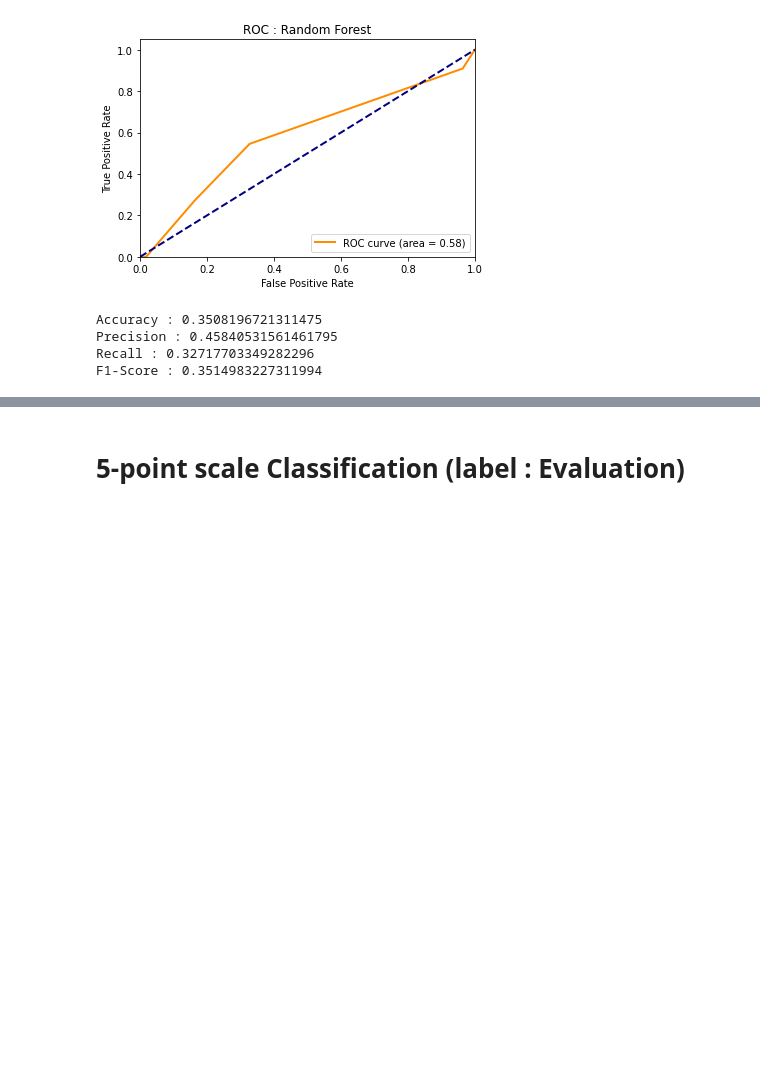
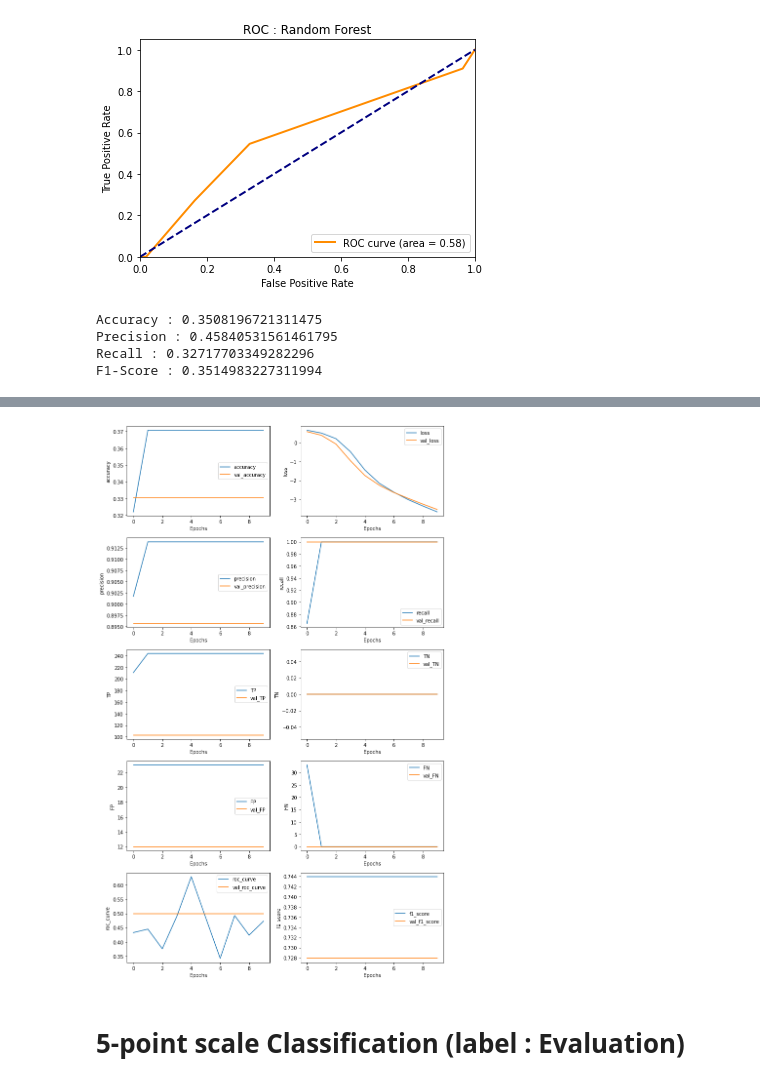
Before and after one commit to regain001/Machine-Learning, a Jupyter notebook: Paper Review Analysis/Paper-Review-Analysis_(5-point-scale-Classification).ipynb, the cells around one changed output, grey strips where cells are left out. Cells and saved outputs as stored; diff of their text form; code cells hidden in the pictures; blank space fills up the shorter version.

```diff
--- a/Paper Review Analysis/Paper-Review-Analysis_(5-point-scale-Classification).ipynb
+++ b/Paper Review Analysis/Paper-Review-Analysis_(5-point-scale-Classification).ipynb
@@ -294,0 +437,18 @@ dir(clf)
+# %%
+# Note this is the 100 dimension version of GloVe from Stanford
+!wget --no-check-certificate \
+    https://storage.googleapis.com/laurencemoroney-blog.appspot.com/glove.6B.100d.txt \
+    -O /tmp/glove.6B.100d.txt
+embeddings_index = {};
+with open('/tmp/glove.6B.100d.txt') as f:
+    for line in f:
+        values = line.split();
+        word = values[0];
+        coefs = np.asarray(values[1:], dtype='float32');
+        embeddings_index[word] = coefs;
+
+embeddings_matrix = np.zeros((vocab_size+1, 100));
+for word, i in word_index.items():
+    embedding_vector = embeddings_index.get(word);
+    if embedding_vector is not None:
+        embeddings_matrix[i] = embedding_vector;
@@ -295,3 +539,28 @@ dir(clf)
+# %%
+import matplotlib.pyplot as plt
+
+fig, axs = plt.subplots(5, 2, figsize=(10,16))
+
+def plot_graphs(history, string, x, y):
+  axs[x, y].plot(history.history[string])
+  axs[x, y].plot(history.history['val_'+string])
+  axs[x, y].set(xlabel="Epochs", ylabel=string)
+  axs[x, y].legend([string, 'val_'+string])
+
+plot_graphs(history, 'accuracy', 0, 0)
+plot_graphs(history, 'loss', 0, 1)
+plot_graphs(history, 'precision', 1, 0)
+plot_graphs(history, 'recall', 1, 1)
+plot_graphs(history, 'TP', 2, 0)
+plot_graphs(history, 'TN', 2, 1)
+plot_graphs(history, 'FP', 3, 0)
+plot_graphs(history, 'FN', 3, 1)
+plot_graphs(history, 'roc_curve', 4, 0)
+plot_graphs(history, 'f1_score', 4, 1)
+
+fig.tight_layout()
+# %% [output]
+[figure, added]
 # %% [markdown]
 # 5-point scale Classification (label : Evaluation)
 # %% [markdown]
```
Also changed, not shown: parts of 14 cells of this notebook.
